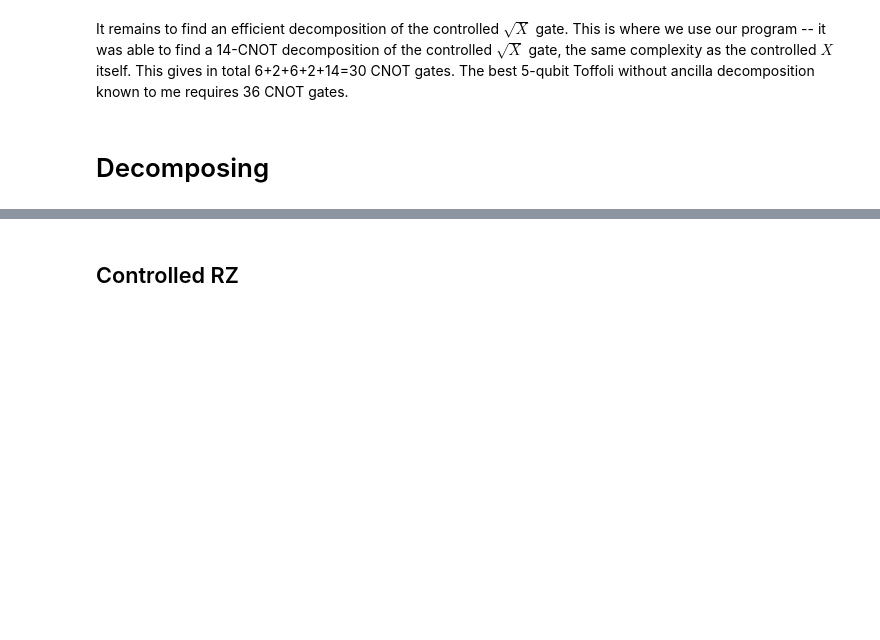
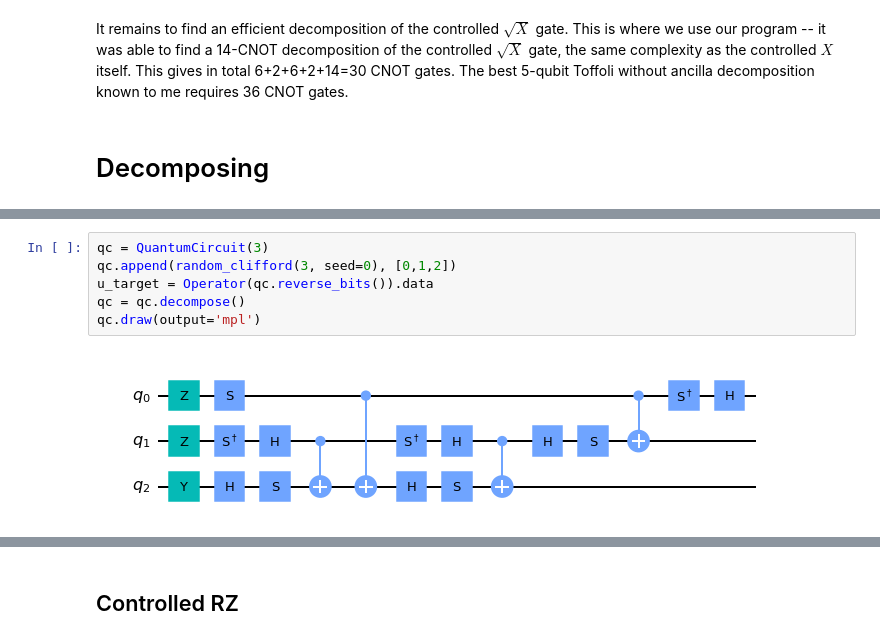
Before and after one commit to idnm/cpflow, a Jupyter notebook: Toffoli special.ipynb, the cells around one changed output, grey strips where cells are left out. Saved outputs shown, nothing was run; the diff lists cells and outputs as text; blank space fills up the shorter version.

```diff
--- a/Toffoli special.ipynb
+++ b/Toffoli special.ipynb
@@ -79,0 +160,8 @@ It remains to find an efficient decomposition of the controlled $\sqrt{X}$ gate.
+# %%
+qc = QuantumCircuit(3)
+qc.append(random_clifford(3, seed=0), [0,1,2])
+u_target = Operator(qc.reverse_bits()).data
+qc = qc.decompose()
+qc.draw(output='mpl')
+# %% [output]
+[figure, added]
```
Also changed, not shown: parts of 11 cells of this notebook, 5 other files.
